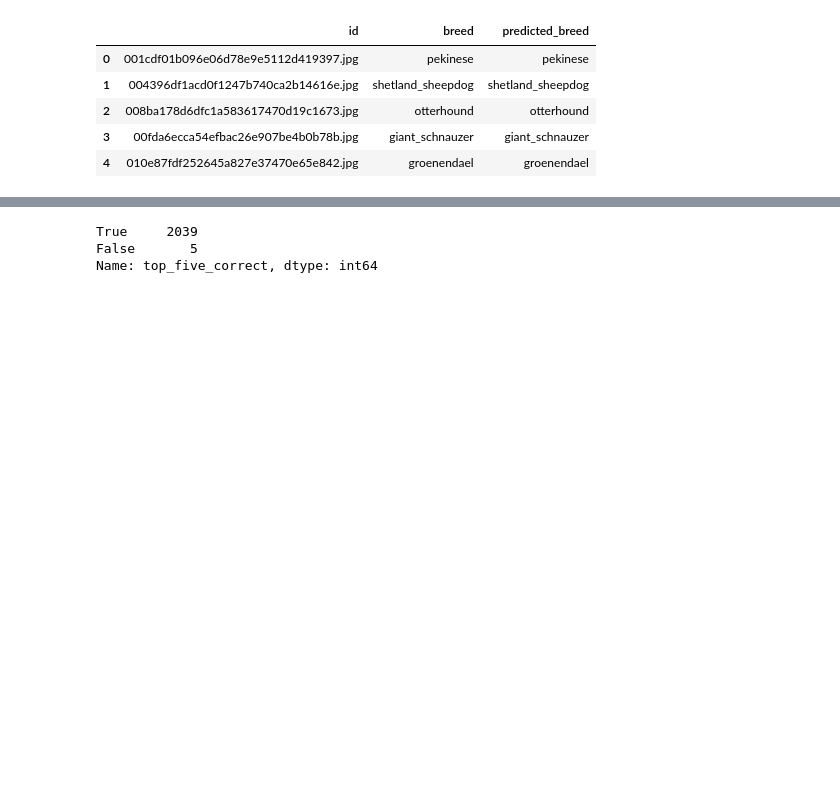
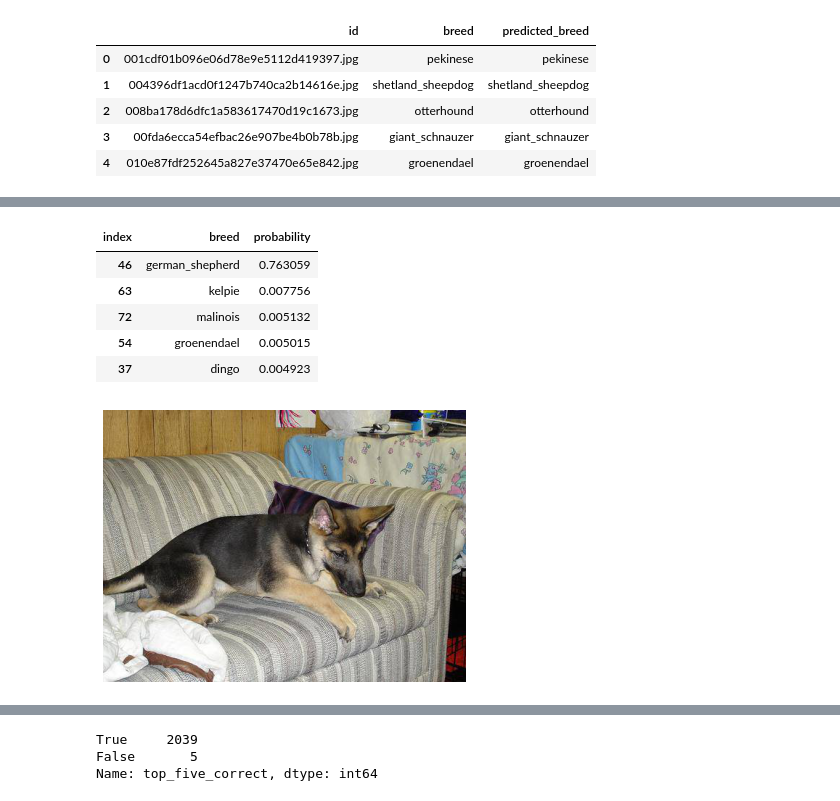
Before and after one commit to AbrahamEyman/DogBreedClassification, a Jupyter notebook: reproducable_preds.ipynb, the cells around one changed output, grey strips where cells are left out. Cells and saved outputs as stored; diff of their text form; code cells hidden in the pictures; blank space fills up the shorter version.

```diff
--- a/reproducable_preds.ipynb
+++ b/reproducable_preds.ipynb
@@ -251,2 +285,12 @@ get_top_five(1)
+# %%
+get_top_five(287)
+# %% [output]
+| index | breed | probability |
+| 46 | german_shepherd | 0.763059 |
+| 63 | kelpie | 0.007756 |
+| 72 | malinois | 0.005132 |
+| 54 | groenendael | 0.005015 |
+| 37 | dingo | 0.004923 |
+[figure, added]
 # %%
 def check_top_five(index):
```
Also changed, not shown: parts of 12 cells of this notebook.
